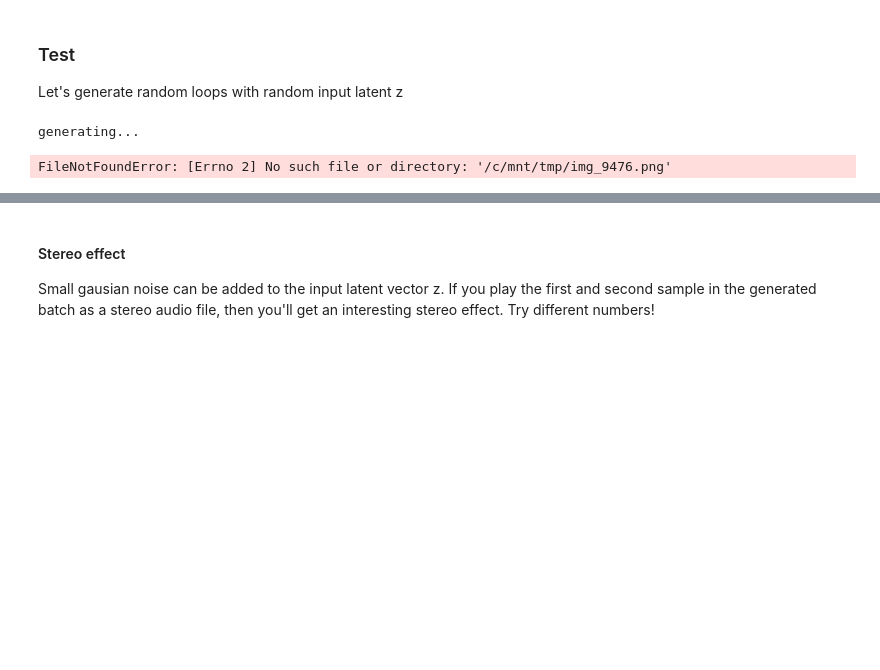
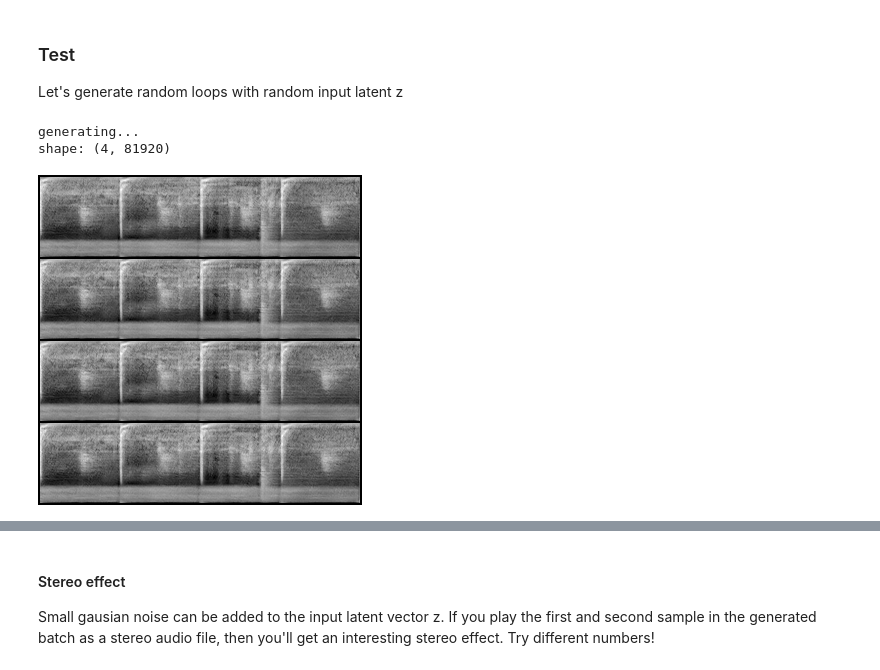
Before and after one commit to naotokui/LoopGAN, a Jupyter notebook: generate_audio.ipynb, the cells around one changed output, grey strips where cells are left out. Saved outputs shown, nothing was run; the diff lists cells and outputs as text; code cells hidden in the pictures; blank space fills up the shorter version.

```diff
--- a/generate_audio.ipynb
+++ b/generate_audio.ipynb
@@ -191,15 +203,16 @@ Let's generate random loops with random input latent z
 # %%
 # random generation
 _,  imagepath, audio_output = generate(variation=0.0)
 
 print("shape:", audio_output.shape)
 
 # display the generated spectrogram
-ipd.display(ipd.Image(filename=imagepath))
+ipd.display(ipd.Image(filename="/mnt/c"+imagepath))
 
 
 # play the first channel
 ipd.display(ipd.Audio(audio_output[0], rate=SR))
 # %% [output]
 generating...
+shape: (4, 81920)
-FileNotFoundError: [Errno 2] No such file or directory: '/c/mnt/tmp/img_9476.png'
+[figure, added]
```
Also changed, not shown: parts of 5 cells of this notebook, 1 other file.
